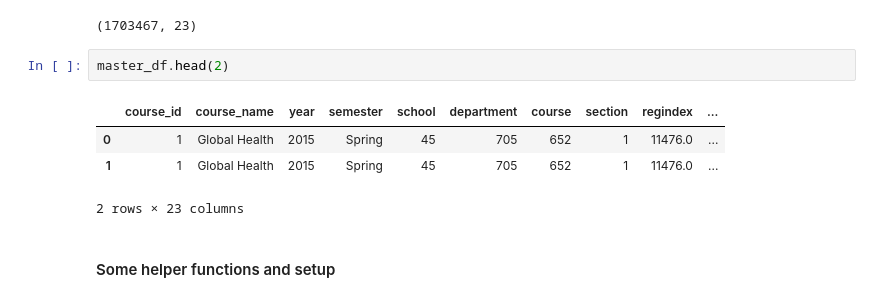
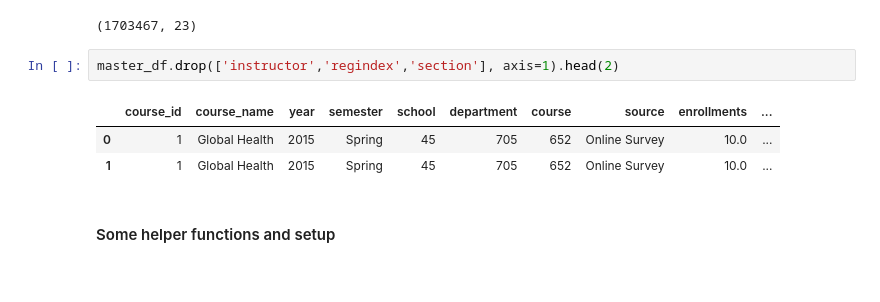
Before and after one commit to DansProjects/SIRS-Analysis, a Jupyter notebook: SIRS - Report.ipynb, the cells around one changed output. Saved outputs shown, nothing was run; the diff lists cells and outputs as text.

```diff
--- a/SIRS - Report.ipynb
+++ b/SIRS - Report.ipynb
@@ -35,12 +35,11 @@ master_df.shape
 # %% [output]
 (1703467, 23)
 # %%
-master_df.head(2)
+master_df.drop(['instructor','regindex','section'], axis=1).head(2)
 # %% [output]
-|  | course_id | course_name | year | semester | school | department | course | section | regindex | ... |
-| 0 | 1 | Global Health | 2015 | Spring | 45 | 705 | 652 | 1 | 11476.0 | ... |
-| 1 | 1 | Global Health | 2015 | Spring | 45 | 705 | 652 | 1 | 11476.0 | ... |
+|  | course_id | course_name | year | semester | school | department | course | source | enrollments | ... |
+| 0 | 1 | Global Health | 2015 | Spring | 45 | 705 | 652 | Online Survey | 10.0 | ... |
+| 1 | 1 | Global Health | 2015 | Spring | 45 | 705 | 652 | Online Survey | 10.0 | ... |
-2 rows × 23 columns
 # %% [markdown]
 #### Some helper functions and setup
 # %%
```
